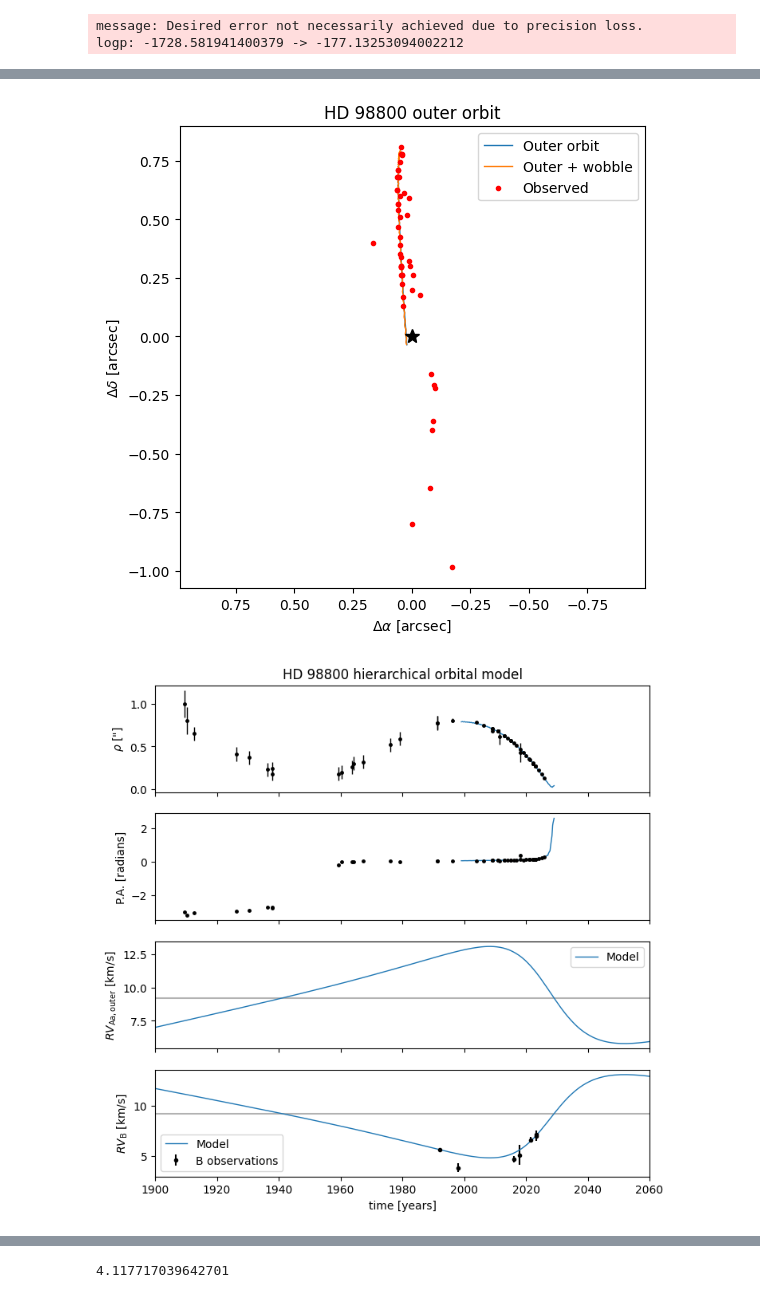
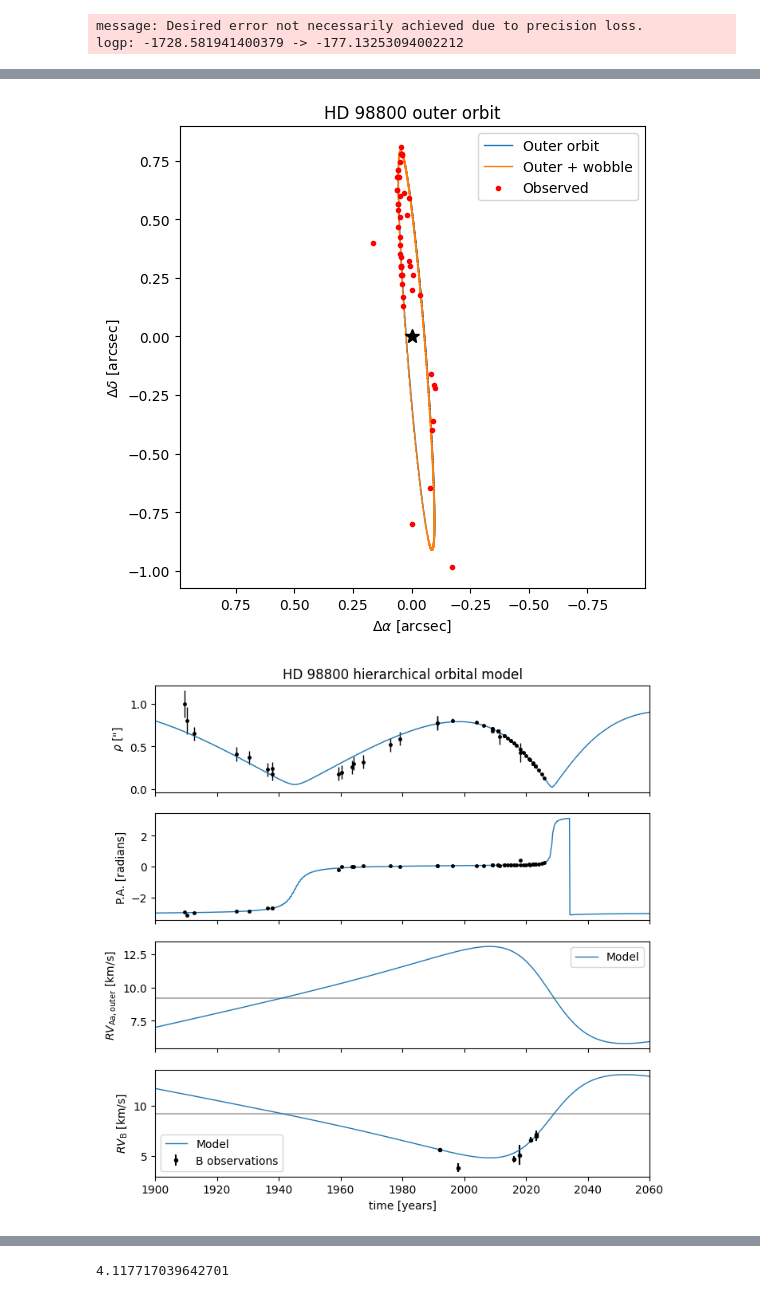
Before and after one commit to szunigaf/HD98800-orbit, a Jupyter notebook: AaAbB/AaAbB_orbit.ipynb, the cells around one changed output, grey strips where cells are left out. Drawn from its saved outputs; the diff is of its cells as text; code cells hidden in the pictures.

Commit message:
Updates in AaAbB plotting and variables definition

```diff
--- a/AaAbB/AaAbB_orbit.ipynb
+++ b/AaAbB/AaAbB_orbit.ipynb
@@ -2309,10 +2401,13 @@ print("========== SYSTEMIC / INSTRUMENT OFFSETS ==========")
 print("gamma_sys =", map_soln["gamma_sys"])
 
 print("delta_gamma_TO95    =", map_soln["delta_gamma_TO95"])
+
 print("delta_gamma_ELODIE  =", map_soln["delta_gamma_ELODIE"])
+
 print("delta_gamma_HARPS   =", map_soln["delta_gamma_HARPS"])
 
 print("")
+
 print("========== OUTER ORBIT ==========")
 
 print("parallax =", map_soln["m_plx_outer"])
@@ -2346,6 +2441,7 @@ print(
 print("e_outer =", map_soln["ecc_outer"])
 
 print("")
+
 print("========== INNER Aa-Ab ORBIT ==========")
 
 print("P_inner [days] =", map_soln["P"])
@@ -2385,6 +2481,7 @@ print("M_Ab =", map_soln["M_2"])
 print("M_AaAb =", map_soln["M_t"])
 
 print("")
+
 print("========== OUTER MASSES ==========")
 
 print("M_A_outer =", map_soln["MA_outer"])
@@ -2411,8 +2508,8 @@ fig, ax = plt.subplots(
 
 # Pure outer orbit
 ax.plot(
-    map_soln["x_save_outer_xy"],
-    map_soln["y_save_outer_xy"],
+    map_soln["x_save_outer_xy_full"],
+    map_soln["y_save_outer_xy_full"],
     color="C0",
     lw=1,
     label="Outer orbit"
@@ -2420,8 +2517,8 @@ ax.plot(
 
 # Outer orbit + Aa-Ab wobble
 ax.plot(
-    map_soln["x_save_outer_wobble"],
-    map_soln["y_save_outer_wobble"],
+    map_soln["x_save_outer_xy_wobble_full"],
+    map_soln["y_save_outer_xy_wobble_full"],
     color="C1",
     lw=1,
     label="Outer + wobble"
@@ -2446,6 +2543,7 @@ ax.plot(
 )
 
 ax.set_ylabel(r"$\Delta\delta$ [arcsec]")
+
 ax.set_xlabel(r"$\Delta\alpha$ [arcsec]")
 
 # East is to the left
@@ -2471,8 +2569,13 @@ t_fine_y = Time(
     format="jd"
 ).byear
 
-t_fine_xy_y = Time(
-    np.ascontiguousarray(t_fine_xy),
+t_fine_xy_full_y = Time(
+    np.ascontiguousarray(t_fine_xy_full),
+    format="jd"
+).byear
+
+t_fine_xy_zoom_y = Time(
+    np.ascontiguousarray(t_fine_xy_zoom),
     format="jd"
 ).byear
 
@@ -2507,8 +2610,8 @@ ax[0].errorbar(
 )
 
 ax[0].plot(
-    t_fine_xy_y,
-    map_soln["rho_save_outer_xy"],
+    t_fine_xy_full_y,
+    map_soln["rho_save_outer_xy_full"],
     color="C0",
     lw=1
 )
@@ -2534,8 +2637,8 @@ ax[1].errorbar(
 )
 
 ax[1].plot(
-    t_fine_xy_y,
-    map_soln["theta_save_outer_xy"],
+    t_fine_xy_full_y,
+    map_soln["theta_save_outer_xy_full"],
     color="C0",
     lw=1
 )
@@ -2554,18 +2657,18 @@ ax[2].axhline(
 )
 
 # Observations
-#ax[2].errorbar(
-#    Time(t_HARPS, format="jd").byear,
-#    rva_HARPS,
-#    yerr=rva_err_HARPS,
-#    fmt=".k",
-#    label="Aa HARPS observations"
-#)
+# ax[2].errorbar(
+#     Time(t_HARPS, format="jd").byear,
+#     rva_HARPS,
+#     yerr=rva_err_HARPS,
+#     fmt=".k",
+#     label="Aa HARPS observations"
+# )
 
-# Full physical Aa prediction
+# Full physical Aa outer-orbit prediction
 ax[2].plot(
     t_fine_outer_y,
-    map_soln["va_outer_save"]+ map_soln["gamma_sys"],
+    map_soln["va_outer_save"] + map_soln["gamma_sys"],
     color="C0",
     lw=1,
     label="Model"
@@ -2607,32 +2710,32 @@ ax[3].plot(
 ax[3].set_ylabel(r"$RV_{\rm B}$ [km/s]")
 
 ax[3].set_xlabel("time [years]")
 
 ax[3].legend(loc="best")
 
 plt.setp(
     ax[3],
     xlim=[1900, 2060]
 )
 
 plt.show()
 # %% [output]
 ========== SYSTEMIC / INSTRUMENT OFFSETS ==========
 gamma_sys = 9.19887881378367
 delta_gamma_TO95    = 0.4891974841104081
 delta_gamma_ELODIE  = -0.6491201666543761
 delta_gamma_HARPS   = 0.6785272152000138
 
 ========== OUTER ORBIT ==========
 parallax = 21.783210622629888
 Tp_outer = 2026.8313179144604
 P_outer [yr] = 183.2303597183345
 a_outer [AU] = 43.183075416306096
 a_outer [arcsec] = 0.9406660271263066
 ... (22 lines left out)
 M_total_outer = 2.3986243734399086
 q_inner = 0.3108302766296551
 q_outer = 0.8845926078092776
 f_wobble = 0.13582181447793892
-[figure, old version]
+[figure, new version]
-[figure, old version]
+[figure, new version]
```
Also changed, not shown: parts of 9 cells of this notebook, 7 other files.
